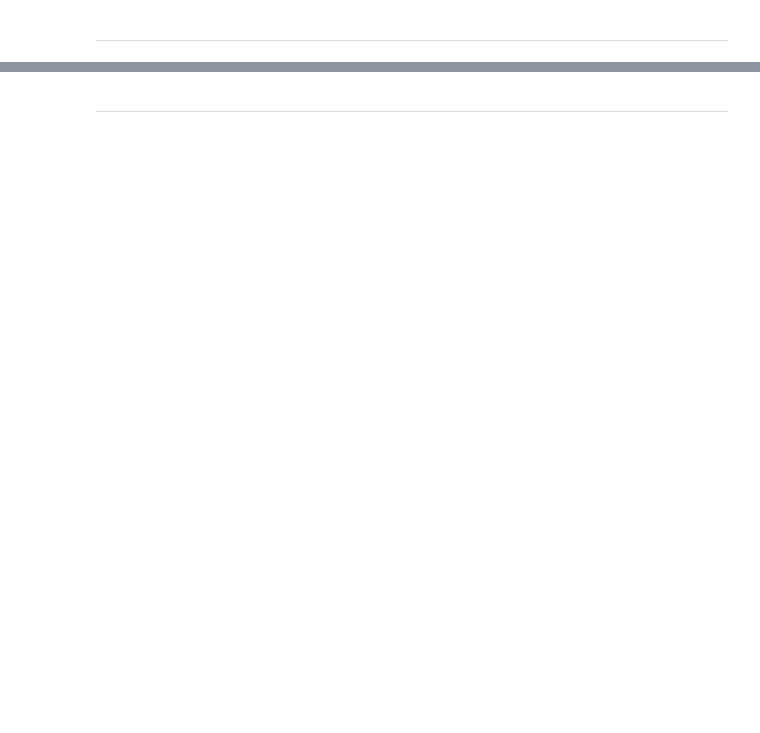
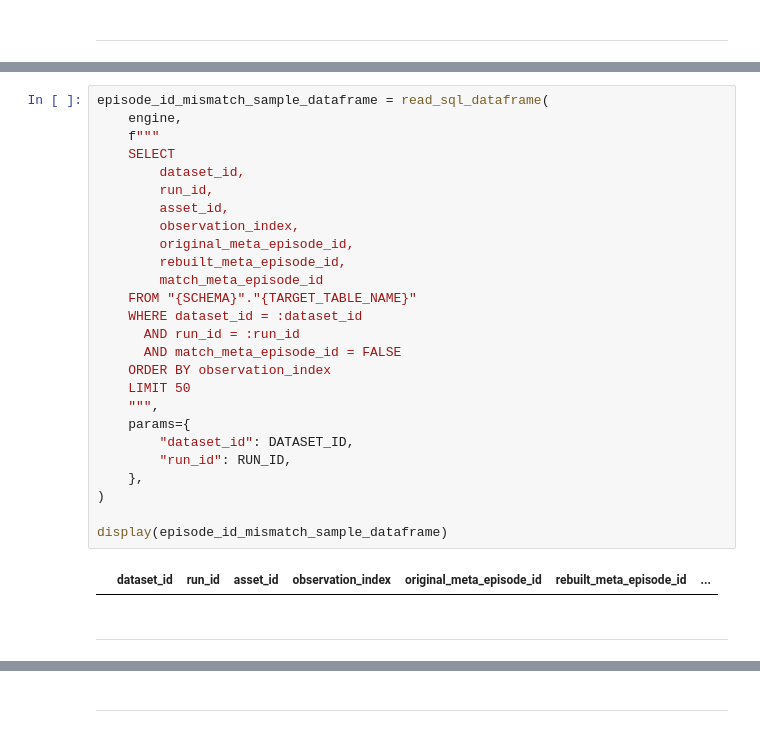
Before and after one commit to DCook-WGU/dcook-wgu-capstone-unified-predictive-maintenance-pipeline, a Jupyter notebook: notebooks/synthetic/synthetic_10_rebuild_comparison.ipynb, the cells around one changed output, grey strips where cells are left out. Drawn from its saved outputs; the diff is of its cells as text; blank space fills up the shorter version.

```diff
--- a/notebooks/synthetic/synthetic_10_rebuild_comparison.ipynb
+++ b/notebooks/synthetic/synthetic_10_rebuild_comparison.ipynb
@@ -127,3 +267,33 @@ display(mismatch_dataframe)
+# %%
+episode_id_mismatch_sample_dataframe = read_sql_dataframe(
+    engine,
+    f"""
+    SELECT
+        dataset_id,
+        run_id,
+        asset_id,
+        observation_index,
+        original_meta_episode_id,
+        rebuilt_meta_episode_id,
+        match_meta_episode_id
+    FROM "{SCHEMA}"."{TARGET_TABLE_NAME}"
+    WHERE dataset_id = :dataset_id
+      AND run_id = :run_id
+      AND match_meta_episode_id = FALSE
+    ORDER BY observation_index
+    LIMIT 50
+    """,
+    params={
+        "dataset_id": DATASET_ID,
+        "run_id": RUN_ID,
+    },
+)
+
+display(episode_id_mismatch_sample_dataframe)
+# %% [output]
+|  | dataset_id | run_id | asset_id | observation_index | original_meta_episode_id | rebuilt_meta_episode_id | ... |
+# %% [markdown]
+---
 # %%
 observation_to_check = 1
 
```
Also changed, not shown: parts of 11 cells of this notebook, 12 other files.
